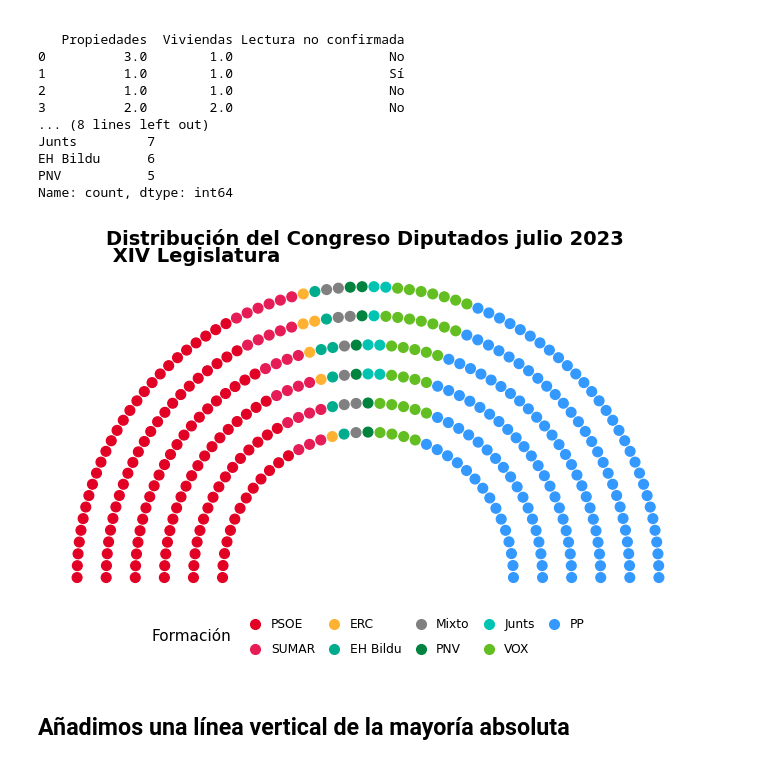
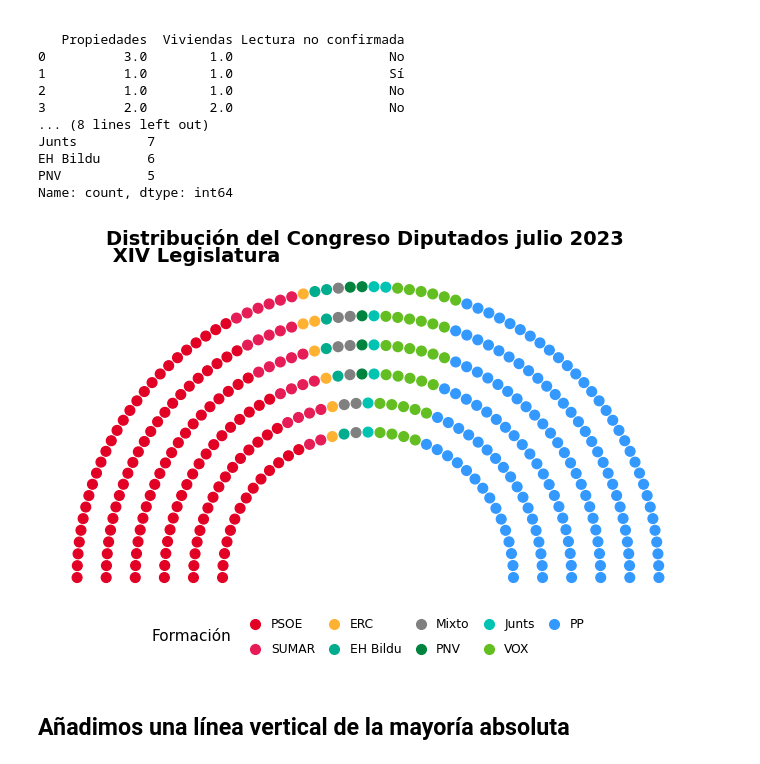
Before and after one commit to pedroconcejero/ucm_master_25_26, a Jupyter notebook: 04_grafico_parlamento_con_plotnine_ES_2023.ipynb, the cells around one changed output. Drawn from its saved outputs; the diff is of its cells as text; code cells hidden in the pictures.

```diff
--- a/04_grafico_parlamento_con_plotnine_ES_2023.ipynb
+++ b/04_grafico_parlamento_con_plotnine_ES_2023.ipynb
@@ -128,7 +128,7 @@ partidos = ['PSOE',
             'VOX',
             'PP'
            ]
-escanos = [121, 26, 6, 7, 9, 7, 7, 32, 137]
+escanos = [121, 26, 7, 6, 9, 5, 7, 32, 137]
 colores = {'PP': '#3399FF',
            'VOX': '#63BE21',
            'Junts': '#00C3B2',
@@ -147,34 +147,34 @@ radios = np.linspace(1.5, 3.0, filas)
 asientos_por_fila = np.round(radios / radios.sum() * total_escanos).astype(int)
 asientos_por_fila[-1] += total_escanos - asientos_por_fila.sum()
 
 coordenadas = []
 for r, n_asientos in zip(radios, asientos_por_fila):
     angulos = np.linspace(np.pi, 0, n_asientos)
     for angulo in angulos:
         coordenadas.append({'x': r * np.cos(angulo), 'y': r * np.sin(angulo), 'angulo': angulo})
 
 # Ordenar de izquierda a derecha y asignar partidos
 df = pd.DataFrame(coordenadas).sort_values(by=['angulo', 'x'], ascending=[False, True])
 lista_partidos = [p for p, count in zip(partidos, escanos) for _ in range(count)]
 df['partido'] = pd.Categorical(lista_partidos, categories=partidos, ordered=True)
 
 # 3. Construir el gráfico con sintaxis ggplot (Plotnine)
 grafico = (
     ggplot(df, aes(x='x', y='y', color='partido'))
     + geom_point(size=3.5)
     + scale_color_manual(values=colores)
     + coord_fixed()
     + theme_void()
     + labs(title='Distribución del Congreso Diputados julio 2023 \n XIV Legislatura', color='Formación')
     + theme(
         legend_position='bottom',
         plot_title=element_text(hjust=0.5, size=14, weight='bold')
     )
 )
 
 grafico.draw()
 # %% [output]
-[figure, old version]
+[figure, new version]
 # %% [markdown]
 ## Añadimos una línea vertical de la mayoría absoluta
 # %%
```
Also changed, not shown: parts of 2 cells of this notebook.
